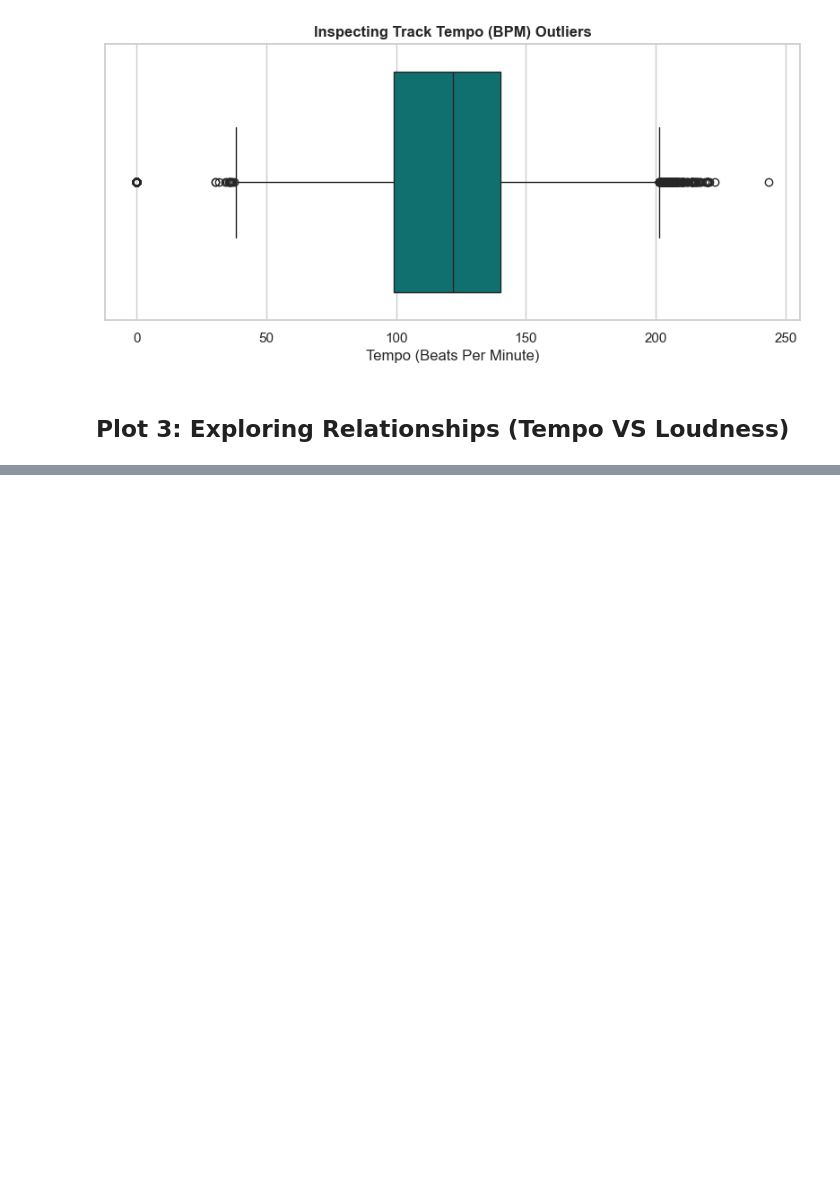
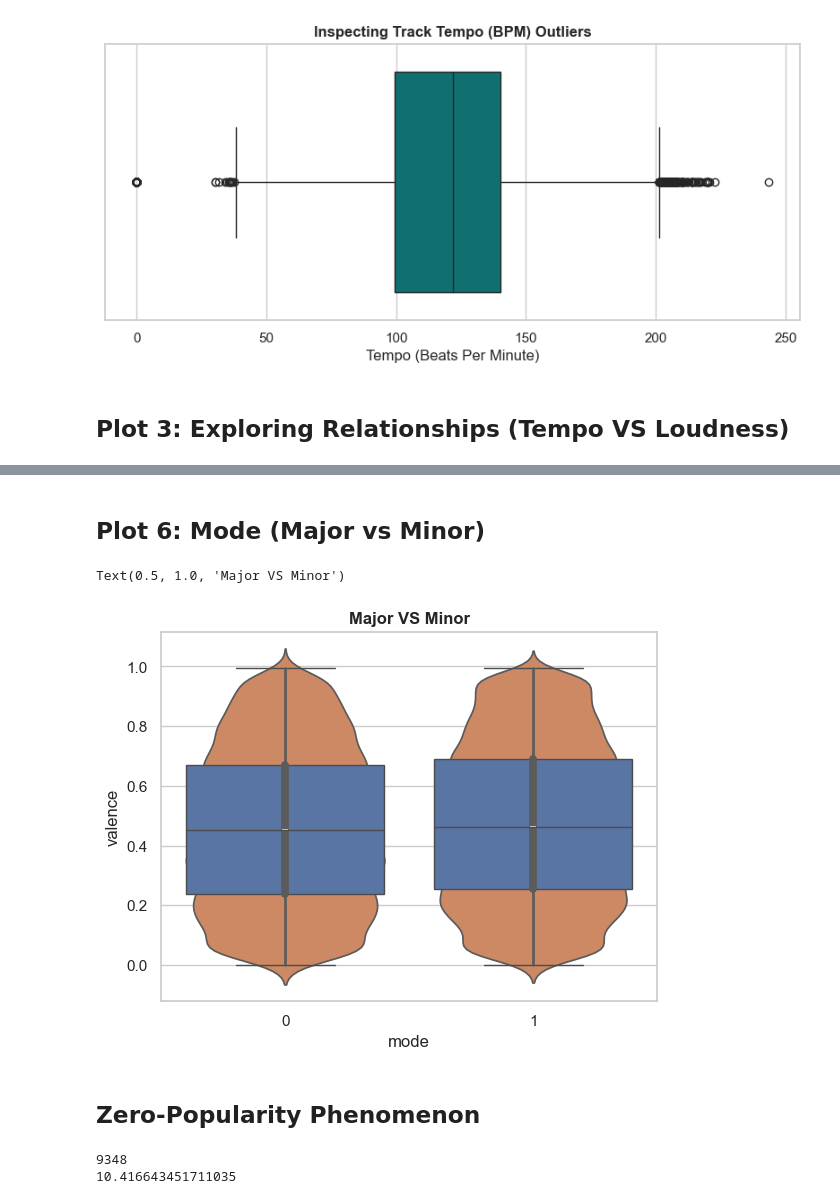
Before and after one commit to yerzakovakmal/data-playground, a Jupyter notebook: spotify_analysis/notebooks/02_eda.ipynb, the cells around one changed output, grey strips where cells are left out. Drawn from its saved outputs; the diff is of its cells as text; code cells hidden in the pictures; blank space fills up the shorter version.

```diff
--- a/spotify_analysis/notebooks/02_eda.ipynb
+++ b/spotify_analysis/notebooks/02_eda.ipynb
@@ -176,0 +210,28 @@ plt.show()
+# %% [markdown]
+## Plot 6: Mode (Major vs Minor)
+# %%
+# Syntax to compare popularity across modes
+tracks_df.groupby('mode')['popularity'].mean()
+
+
+# Syntax for box plot
+sns.boxplot(data=tracks_df, x='mode', y='valence')
+
+# Syntax for violin plot
+sns.violinplot(data=tracks_df, x='mode', y='valence')
+
+plt.title("Major VS Minor", fontweight='bold')
+# %% [output]
+Text(0.5, 1.0, 'Major VS Minor')
+[figure, added]
+# %% [markdown]
+## Zero-Popularity Phenomenon
+# %%
+tracks_0_sum = (tracks_df['popularity'] ==0).sum()
+print(tracks_0_sum)
+
+mean = (tracks_df['popularity']==0).mean() * 100
+print(mean)
+# %% [output]
+9348
+10.416643451711035
```
Also changed, not shown: parts of 16 cells of this notebook.
